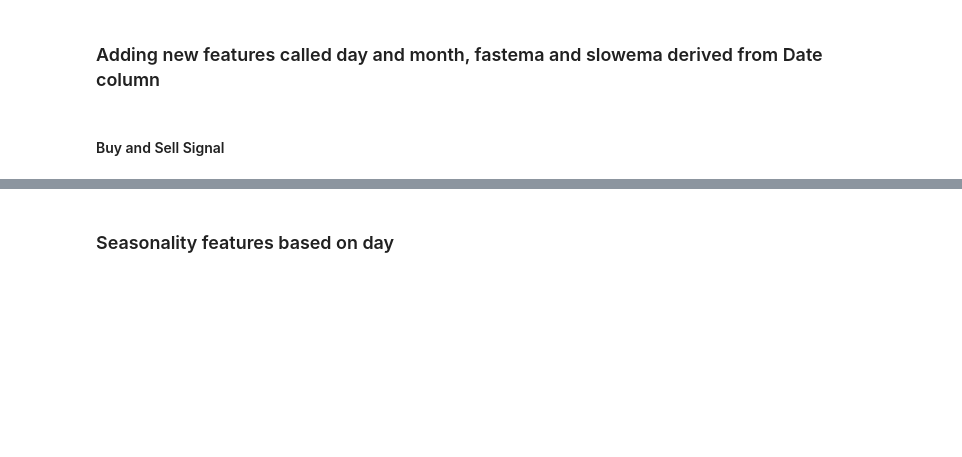
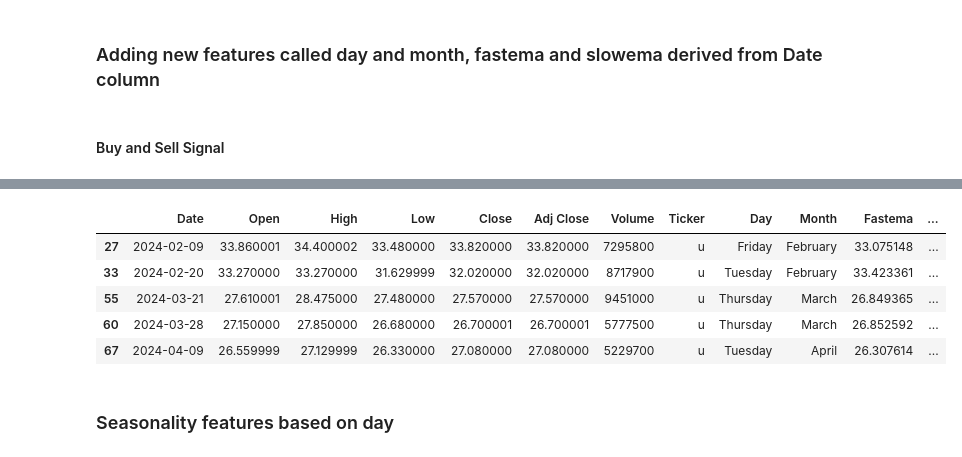
Before and after one commit to rindelicato/Nasdaq-Technical-Analysis-Trends, a Jupyter notebook: Stocks_Prices.ipynb, the cells around one changed output, grey strips where cells are left out. Cells and saved outputs as stored; diff of their text form; code cells hidden in the pictures; blank space fills up the shorter version.

```diff
--- a/Stocks_Prices.ipynb
+++ b/Stocks_Prices.ipynb
@@ -127,3 +120,13 @@ df.head(100)
+# %%
+rem_nan = df[df['Signal'].notna()]
+rem_nan.head()
+# %% [output]
+|  | Date | Open | High | Low | Close | Adj Close | Volume | Ticker | Day | Month | Fastema | ... |
+| 27 | 2024-02-09 | 33.860001 | 34.400002 | 33.480000 | 33.820000 | 33.820000 | 7295800 | u | Friday | February | 33.075148 | ... |
+| 33 | 2024-02-20 | 33.270000 | 33.270000 | 31.629999 | 32.020000 | 32.020000 | 8717900 | u | Tuesday | February | 33.423361 | ... |
+| 55 | 2024-03-21 | 27.610001 | 28.475000 | 27.480000 | 27.570000 | 27.570000 | 9451000 | u | Thursday | March | 26.849365 | ... |
+| 60 | 2024-03-28 | 27.150000 | 27.850000 | 26.680000 | 26.700001 | 26.700001 | 5777500 | u | Thursday | March | 26.852592 | ... |
+| 67 | 2024-04-09 | 26.559999 | 27.129999 | 26.330000 | 27.080000 | 27.080000 | 5229700 | u | Tuesday | April | 26.307614 | ... |
 # %% [markdown]
 ### Seasonality features based on day
 # %%
```
Also changed, not shown: parts of 6 cells of this notebook.
